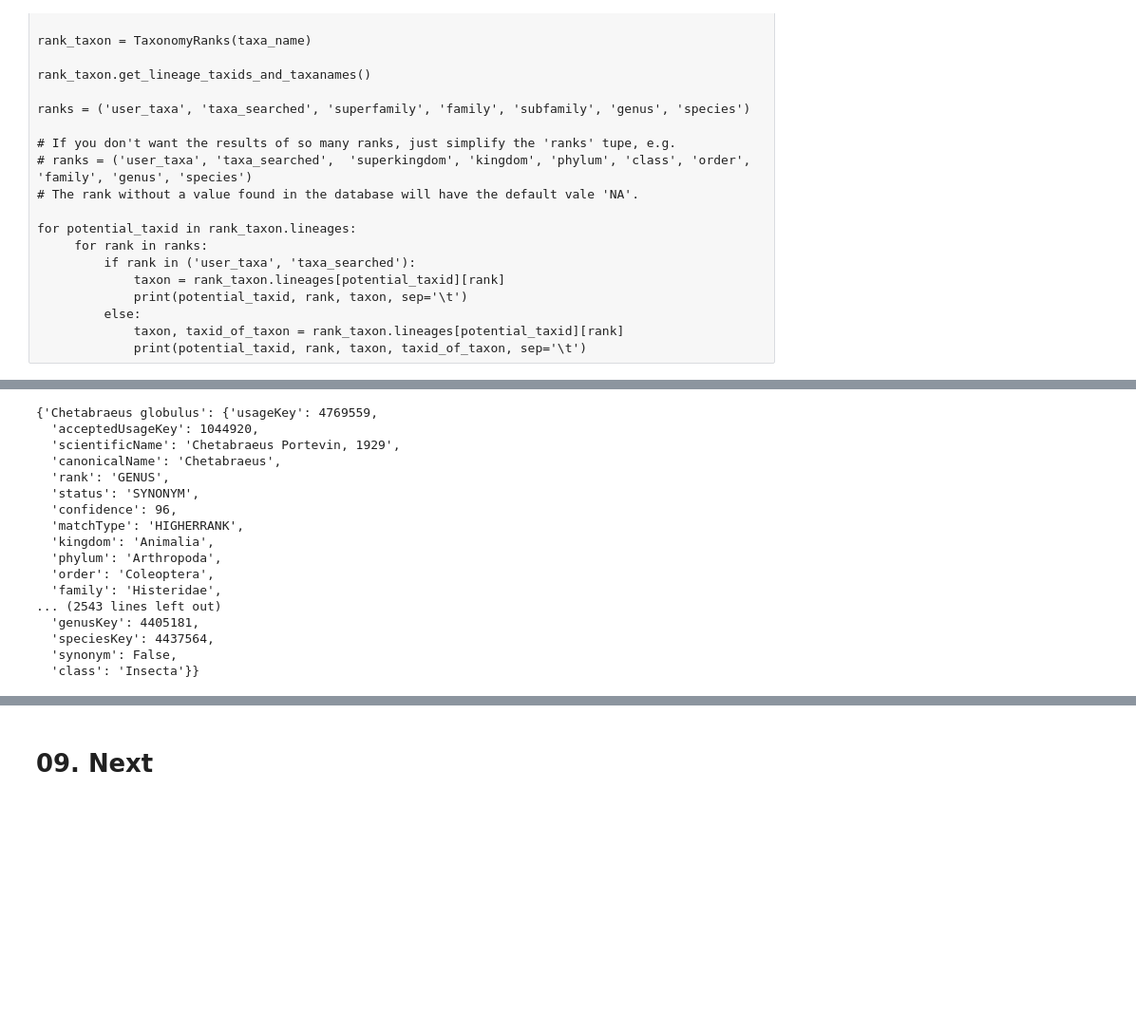
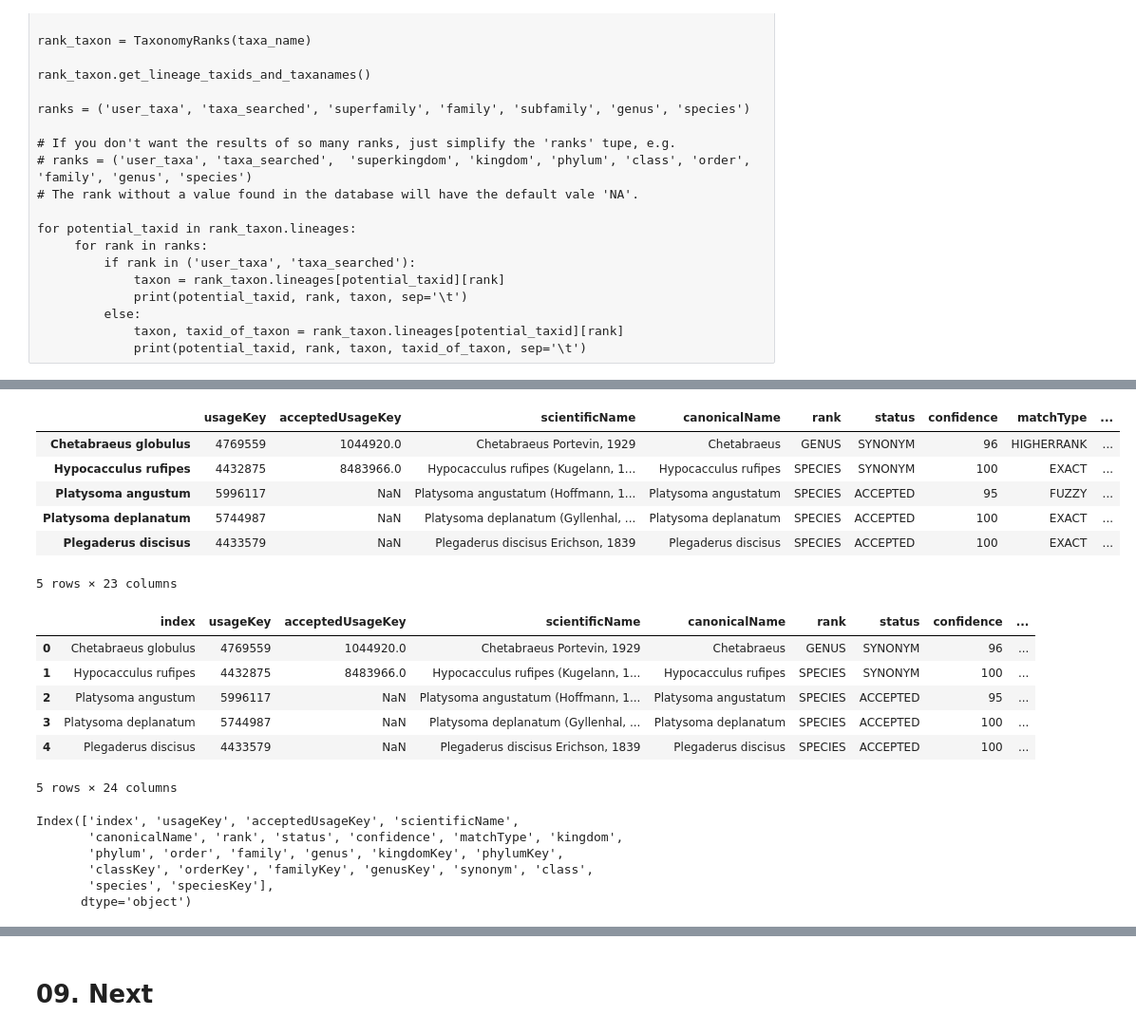
Before and after one commit to Zzzhenya/Berlin-red-list, a Jupyter notebook: Transformation/Raw_csv/Insecta.ipynb, the cells around one changed output, grey strips where cells are left out. Shown at 95% size. Saved outputs shown, nothing was run; the diff lists cells and outputs as text; code cells hidden in the pictures; blank space fills up the shorter version.

```diff
--- a/Transformation/Raw_csv/Insecta.ipynb
+++ b/Transformation/Raw_csv/Insecta.ipynb
@@ -1289,27 +1257,20 @@ for key in d2:
 df
 '''
 # %%
+# Creating a dictionary
 d = {}
 
-for i in df.scientificName:
-    d[i] = species.name_backbone(name=str(i), kingdom='animals')
+for i in df.Species:
+   d[i] = species.name_backbone(name=str(i), kingdom='animals')
 # %%
-d
+gbif_data = pd.DataFrame.from_dict(d, orient = "index")
-# %% [output]
-{'Chetabraeus globulus': {'usageKey': 4769559,
-  'acceptedUsageKey': 1044920,
-  'scientificName': 'Chetabraeus Portevin, 1929',
-  'canonicalName': 'Chetabraeus',
-  'rank': 'GENUS',
-  'status': 'SYNONYM',
-  'confidence': 96,
-  'matchType': 'HIGHERRANK',
-  'kingdom': 'Animalia',
-  'phylum': 'Arthropoda',
-  'order': 'Coleoptera',
-  'family': 'Histeridae',
-... (2543 lines left out)
-  'genusKey': 4405181,
-  'speciesKey': 4437564,
-  'synonym': False,
-  'class': 'Insecta'}}
+# %%
+gbif_data.head()
+# %% [output]
+|  | usageKey | acceptedUsageKey | scientificName | canonicalName | rank | status | confidence | matchType | ... |
+| Chetabraeus globulus | 4769559 | 1044920.0 | Chetabraeus Portevin, 1929 | Chetabraeus | GENUS | SYNONYM | 96 | HIGHERRANK | ... |
+| Hypocacculus rufipes | 4432875 | 8483966.0 | Hypocacculus rufipes (Kugelann, 1... | Hypocacculus rufipes | SPECIES | SYNONYM | 100 | EXACT | ... |
+| Platysoma angustum | 5996117 | NaN | Platysoma angustatum (Hoffmann, 1... | Platysoma angustatum | SPECIES | ACCEPTED | 95 | FUZZY | ... |
+| Platysoma deplanatum | 5744987 | NaN | Platysoma deplanatum (Gyllenhal, ... | Platysoma deplanatum | SPECIES | ACCEPTED | 100 | EXACT | ... |
+| Plegaderus discisus | 4433579 | NaN | Plegaderus discisus Erichson, 1839 | Plegaderus discisus | SPECIES | ACCEPTED | 100 | EXACT | ... |
+5 rows × 23 columns
@@ -1315,0 +1279,19 @@ d
+# %%
+gbif_data.head()
+# %% [output]
+|  | index | usageKey | acceptedUsageKey | scientificName | canonicalName | rank | status | confidence | ... |
+| 0 | Chetabraeus globulus | 4769559 | 1044920.0 | Chetabraeus Portevin, 1929 | Chetabraeus | GENUS | SYNONYM | 96 | ... |
+| 1 | Hypocacculus rufipes | 4432875 | 8483966.0 | Hypocacculus rufipes (Kugelann, 1... | Hypocacculus rufipes | SPECIES | SYNONYM | 100 | ... |
+| 2 | Platysoma angustum | 5996117 | NaN | Platysoma angustatum (Hoffmann, 1... | Platysoma angustatum | SPECIES | ACCEPTED | 95 | ... |
+| 3 | Platysoma deplanatum | 5744987 | NaN | Platysoma deplanatum (Gyllenhal, ... | Platysoma deplanatum | SPECIES | ACCEPTED | 100 | ... |
+| 4 | Plegaderus discisus | 4433579 | NaN | Plegaderus discisus Erichson, 1839 | Plegaderus discisus | SPECIES | ACCEPTED | 100 | ... |
+5 rows × 24 columns
+# %%
+gbif_data.columns
+# %% [output]
+Index(['index', 'usageKey', 'acceptedUsageKey', 'scientificName',
+       'canonicalName', 'rank', 'status', 'confidence', 'matchType', 'kingdom',
+       'phylum', 'order', 'family', 'genus', 'kingdomKey', 'phylumKey',
+       'classKey', 'orderKey', 'familyKey', 'genusKey', 'synonym', 'class',
+       'species', 'speciesKey'],
+      dtype='object')
```
Also changed, not shown: parts of 15 cells of this notebook.
